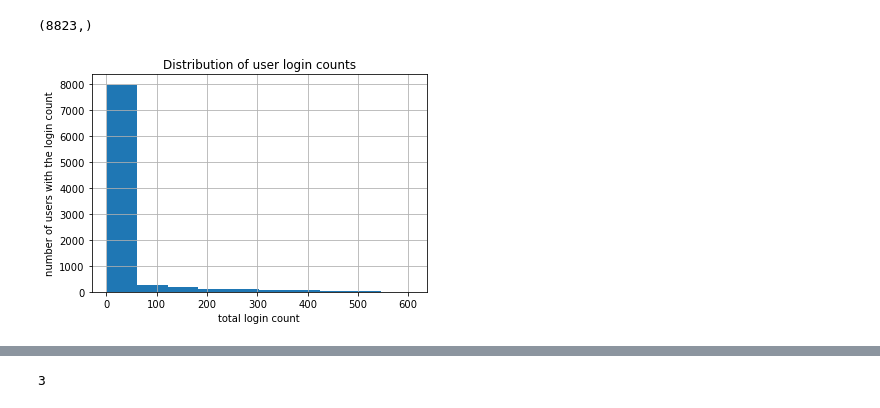
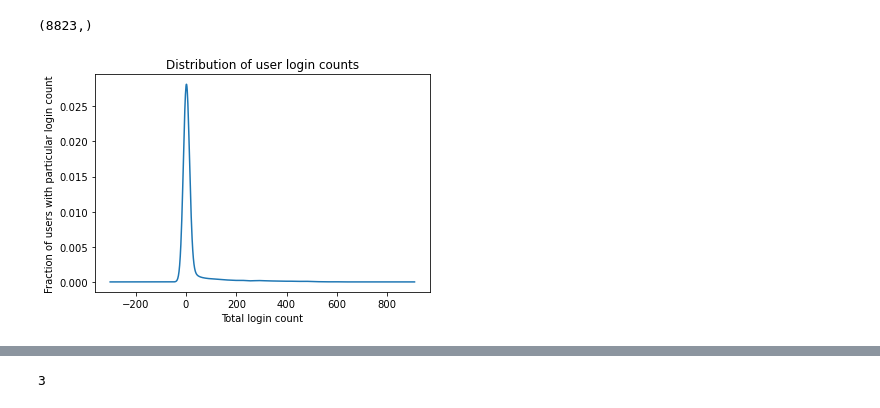
Before and after one commit to zhakhverdyan/relax_challenge, a Jupyter notebook: relax_challenge.ipynb, the cells around one changed output, grey strips where cells are left out. Saved outputs shown, nothing was run; the diff lists cells and outputs as text; code cells hidden in the pictures.

```diff
--- a/relax_challenge.ipynb
+++ b/relax_challenge.ipynb
@@ -56,9 +56,10 @@ user_eng['user_id'].unique().shape
 # %% [output]
 (8823,)
 # %%
-user_eng.groupby('user_id')['visited'].sum().hist()
-plt.xlabel('total login count')
-plt.ylabel('number of users with the login count')
+user_count = user_eng.groupby('user_id')['visited'].sum()
+user_count.plot.kde()
+plt.xlabel('Total login count')
+plt.ylabel('Fraction of users with particular login count')
 plt.title('Distribution of user login counts');
 # %% [output]
-[figure, old version]
+[figure, new version]
```
Also changed, not shown: parts of 39 cells of this notebook, 2 other files.
